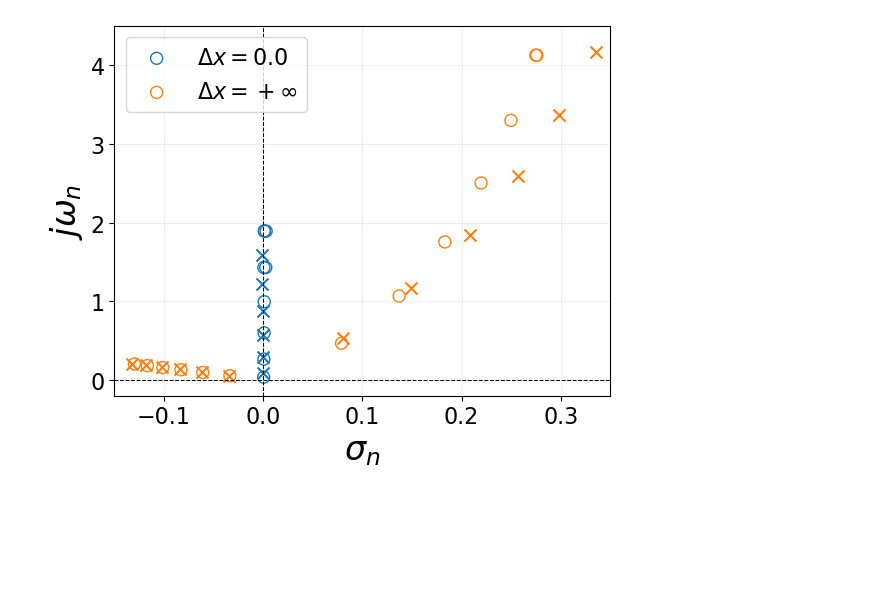
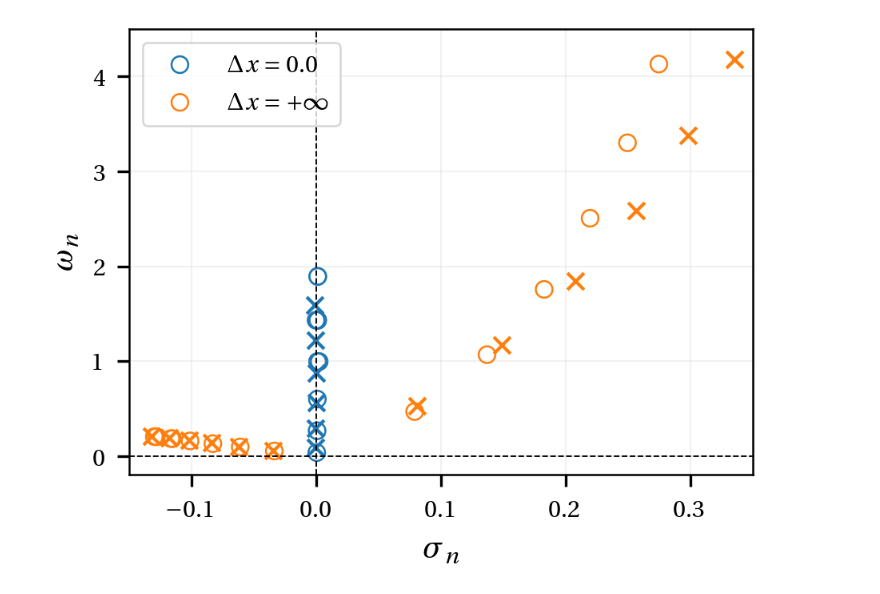
Before and after one commit to Propulsion-Power-TU-Delft/unsflow, a Jupyter notebook: testcases/spakovszky/axial_rotor_stator/post_process_poles/main.ipynb, the cells around one changed output. Drawn from its saved outputs; the diff is of its cells as text; code cells hidden in the pictures; blank space fills up the shorter version.

Commit message:
update plots for thesis style

```diff
--- a/testcases/spakovszky/axial_rotor_stator/post_process_poles/main.ipynb
+++ b/testcases/spakovszky/axial_rotor_stator/post_process_poles/main.ipynb
@@ -30,29 +30,31 @@ refData = []
 for ref in refFiles:
     refData.append(pd.read_csv(ref))
 # %%
-ms = 75
+set_thesis_style()
+fig, ax = create_figure(fraction=0.6, aspect_ratio=1.3, subplots=(1,1))
 
+ms = 25
 for ii,sim in enumerate(simData):
     for n in range(1,7):
         if n==1:
-            plt.scatter(sim.poles_dict[n].real, -sim.poles_dict[n].imag, edgecolors='C%i' %ii, c='none', s=ms, label=r'$\Delta x = %s$' %labels[ii])
+            ax.scatter(sim.poles_dict[n].real, -sim.poles_dict[n].imag, edgecolors='C%i' %ii, c='none', label=r'$\Delta x = %s$' %labels[ii], s=ms)
         else:
-            plt.scatter(sim.poles_dict[n].real, -sim.poles_dict[n].imag, edgecolors='C%i' %ii, c='none', s=ms)
+            ax.scatter(sim.poles_dict[n].real, -sim.poles_dict[n].imag, edgecolors='C%i' %ii, c='none', s=ms)
 
 
-plt.scatter(refData[0]['x'], refData[0][' y'], marker='x', c='C0', s=ms)
-plt.scatter(refData[1]['x'], refData[1][' y'], marker='x', c='C1', s=ms)
-plt.scatter(refData[2]['x'], refData[2][' y'], marker='x', c='C1', s=ms)
+ax.scatter(refData[0]['x'], refData[0][' y'], marker='x', c='C0', s=ms)
+ax.scatter(refData[1]['x'], refData[1][' y'], marker='x', c='C1', s=ms)
+ax.scatter(refData[2]['x'], refData[2][' y'], marker='x', c='C1', s=ms)
 
-plt.axhline(0, color='black', ls='--', lw=0.75)
-plt.axvline(0, color='black', ls='--', lw=0.75)
+ax.axhline(0, color='black', ls='--', lw=0.45)
+ax.axvline(0, color='black', ls='--', lw=0.45)
 
-plt.xlabel(r'$\sigma_{n}$')
-plt.ylabel(r'$j \omega_{n}$')
-plt.grid(alpha=0.2)
-plt.legend(loc='upper left')
-plt.xlim([-0.15, 0.35])
-plt.ylim([-0.2, 4.5])
-plt.savefig('rotor_stator_poles_comparison_spakovszky.pdf', bbox_inches='tight')
+ax.set_xlabel(r'$\sigma_{n}$')
+ax.set_ylabel(r'$\omega_{n}$')
+ax.grid(alpha=0.2)
+ax.legend(loc='upper left')
+ax.set_xlim([-0.15, 0.35])
+ax.set_ylim([-0.2, 4.5])
+fig.savefig('rotor_stator_poles_comparison_spakovszky.pdf')
 # %% [output]
-[figure, old version]
+[figure, new version]
```
Also changed, not shown: parts of 1 cell of this notebook, 7 other files.
